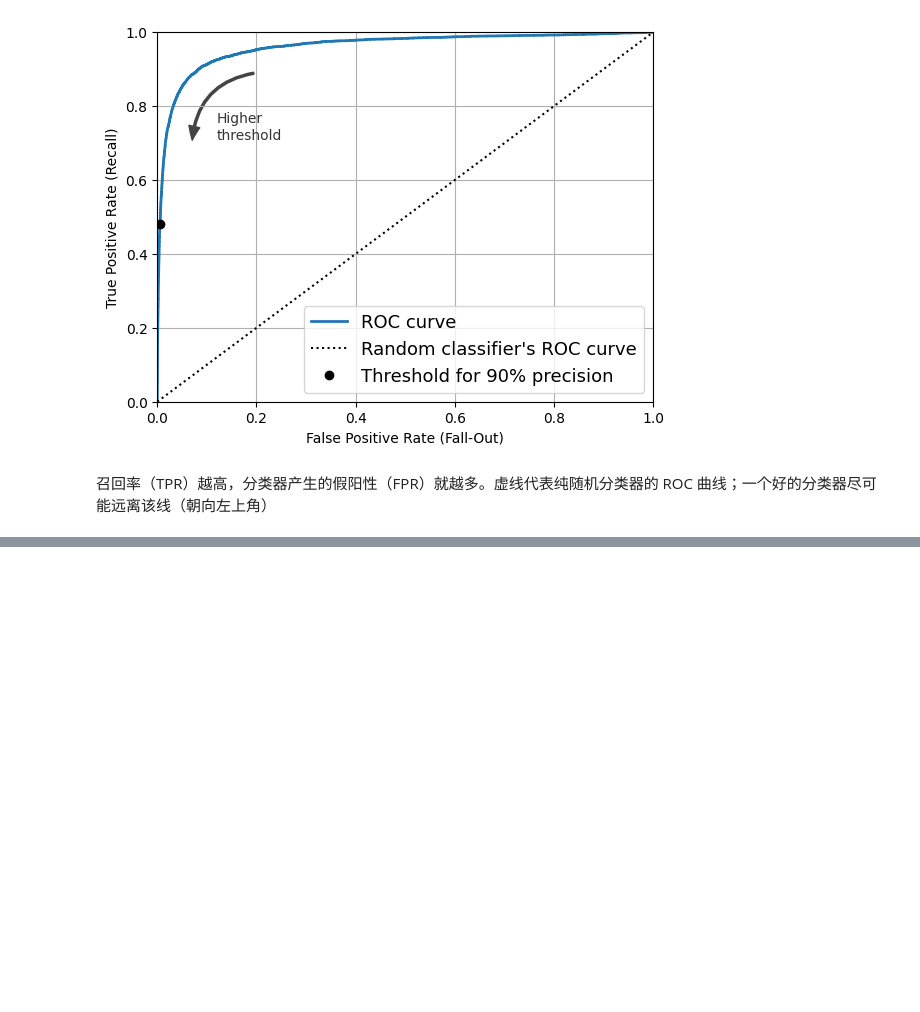
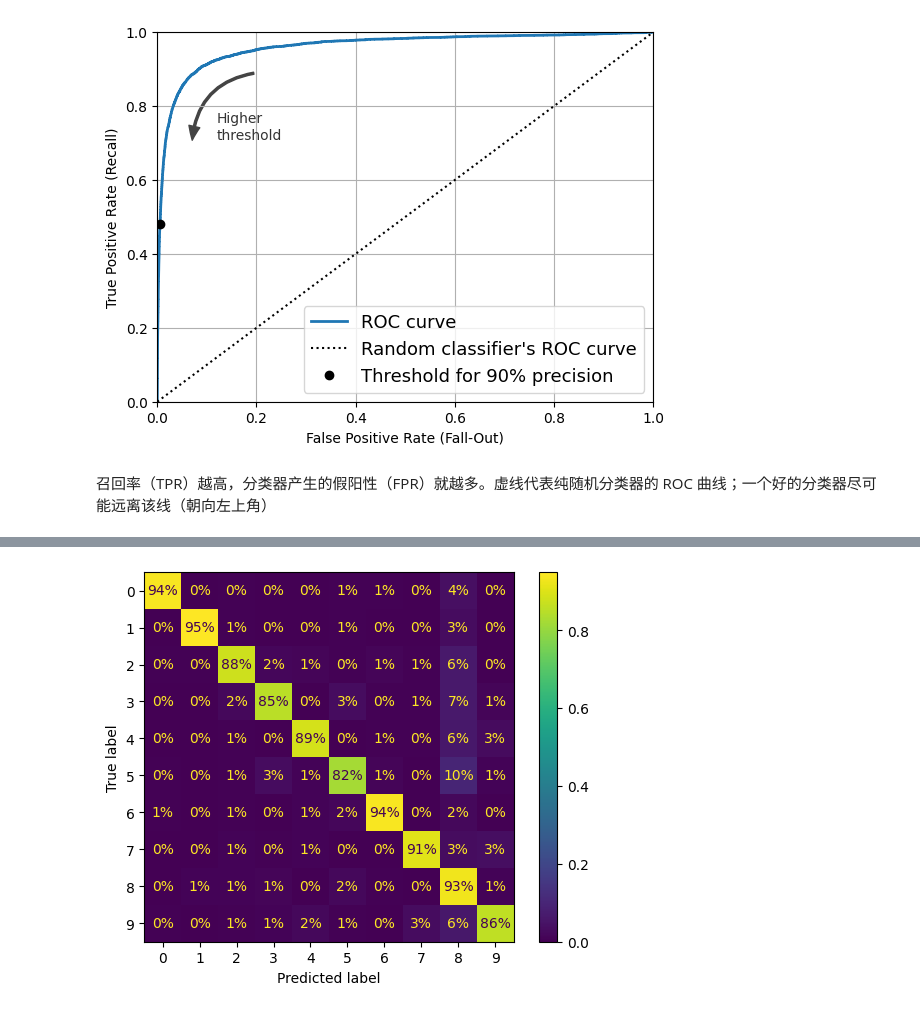
Before and after one commit to carlos19960601/mlnotes, a Jupyter notebook: hands-on-editionv3/03 Classification.ipynb, the cells around one changed output, grey strips where cells are left out. Cells and saved outputs as stored; diff of their text form; code cells hidden in the pictures; blank space fills up the shorter version.

```diff
--- a/hands-on-editionv3/03 Classification.ipynb
+++ b/hands-on-editionv3/03 Classification.ipynb
@@ -308,0 +493,6 @@ plt.show()
+# %%
+ConfusionMatrixDisplay.from_predictions(y_train, y_train_pred,
+                                        normalize="true", values_format=".0%")
+plt.show()
+# %% [output]
+[figure, added]
```
Also changed, not shown: parts of 73 cells of this notebook, 1 other file.
